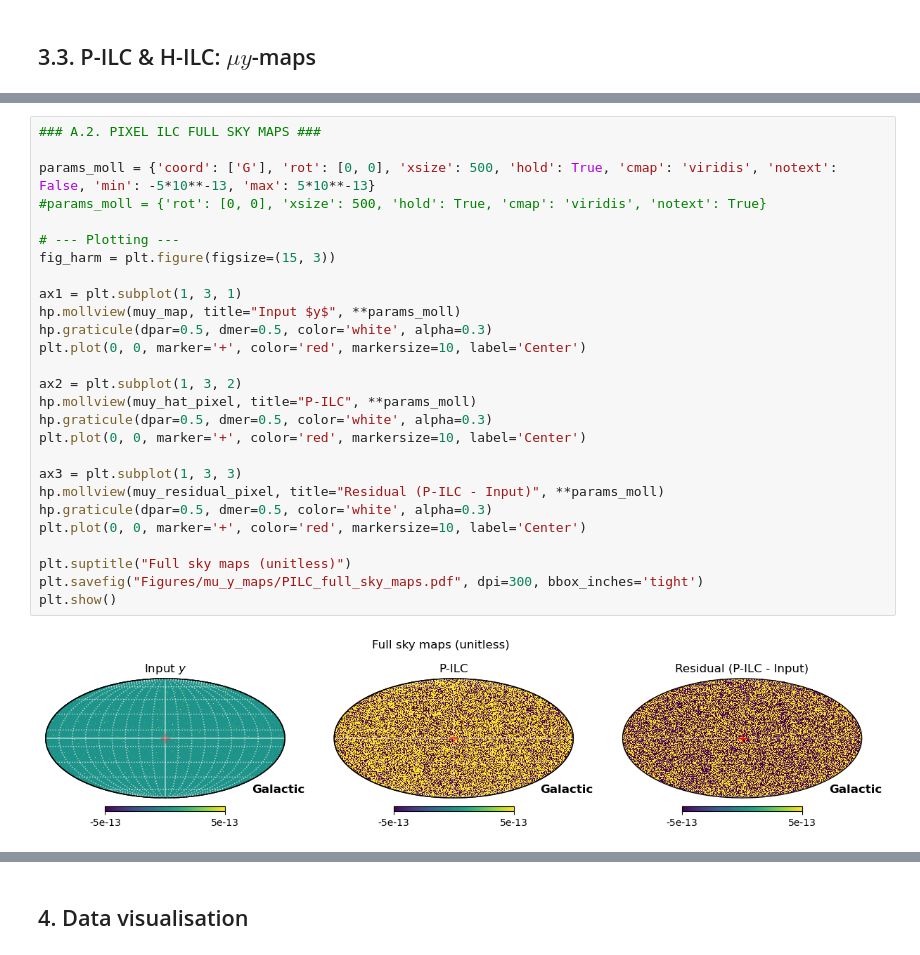
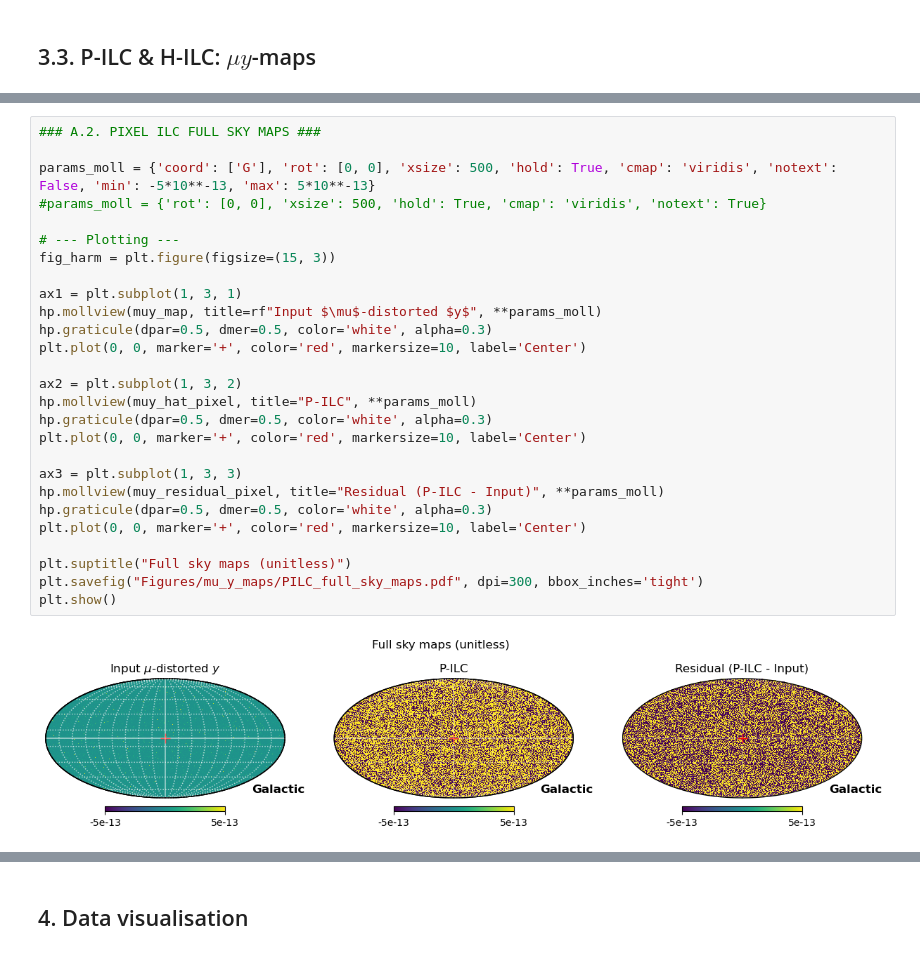
Before and after one commit to JoanRibotOliver/TFM, a Jupyter notebook: ILC.ipynb, the cells around one changed output, grey strips where cells are left out. Cells and saved outputs as stored; diff of their text form.

Commit message:
mu-distorted PILC 2.0

```diff
--- a/ILC.ipynb
+++ b/ILC.ipynb
@@ -738,32 +728,32 @@ plt.show()
 # %%
 ### A.2. PIXEL ILC FULL SKY MAPS ###
 
 params_moll = {'coord': ['G'], 'rot': [0, 0], 'xsize': 500, 'hold': True, 'cmap': 'viridis', 'notext': False, 'min': -5*10**-13, 'max': 5*10**-13}
 #params_moll = {'rot': [0, 0], 'xsize': 500, 'hold': True, 'cmap': 'viridis', 'notext': True}
 
 # --- Plotting ---
 fig_harm = plt.figure(figsize=(15, 3))
 
 ax1 = plt.subplot(1, 3, 1)
-hp.mollview(muy_map, title="Input $y$", **params_moll)
+hp.mollview(muy_map, title=rf"Input $\mu$-distorted $y$", **params_moll)
 hp.graticule(dpar=0.5, dmer=0.5, color='white', alpha=0.3)
 plt.plot(0, 0, marker='+', color='red', markersize=10, label='Center')
 
 ax2 = plt.subplot(1, 3, 2)
 hp.mollview(muy_hat_pixel, title="P-ILC", **params_moll)
 hp.graticule(dpar=0.5, dmer=0.5, color='white', alpha=0.3)
 plt.plot(0, 0, marker='+', color='red', markersize=10, label='Center')
 
 ax3 = plt.subplot(1, 3, 3)
 hp.mollview(muy_residual_pixel, title="Residual (P-ILC - Input)", **params_moll)
 hp.graticule(dpar=0.5, dmer=0.5, color='white', alpha=0.3)
 plt.plot(0, 0, marker='+', color='red', markersize=10, label='Center')
 
 plt.suptitle("Full sky maps (unitless)")
 plt.savefig("Figures/mu_y_maps/PILC_full_sky_maps.pdf", dpi=300, bbox_inches='tight')
 plt.show()
 # %% [output]
-[figure, old version]
+[figure, new version]
 # %%
 ### B.1. HARMONIC ILC ZOOMED MAPS ###
 
```
Also changed, not shown: parts of 14 cells of this notebook, 5 other files.
